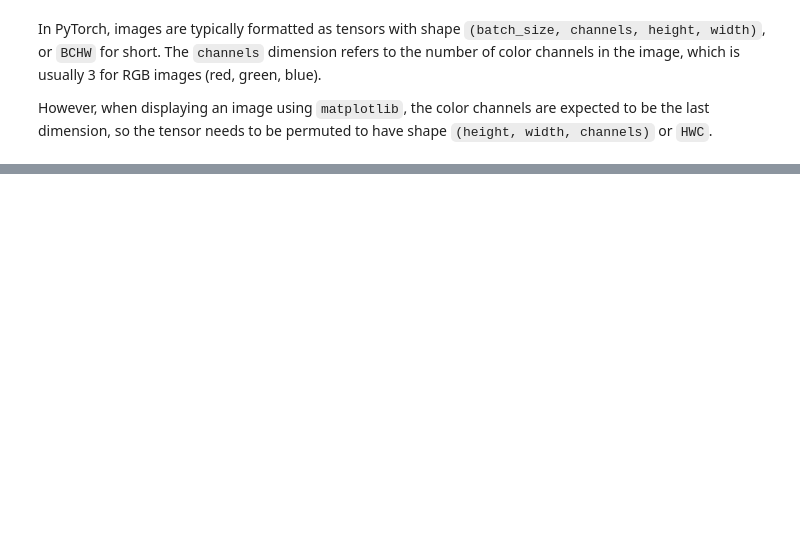
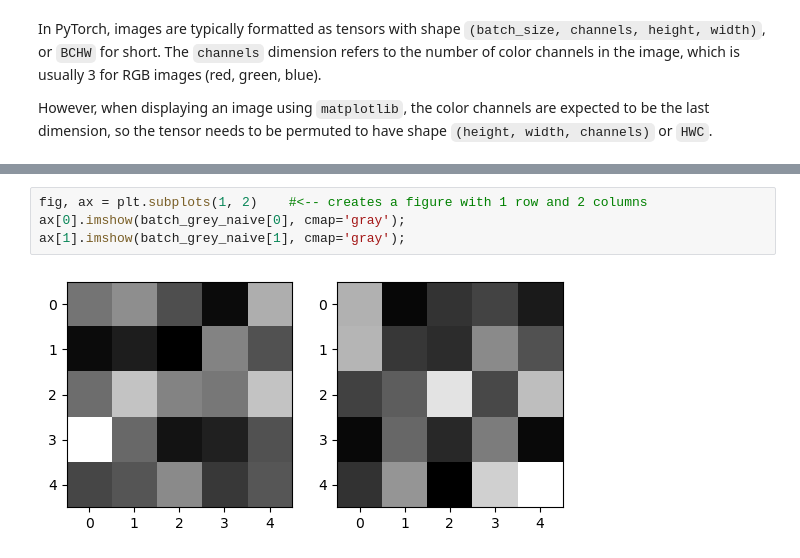
Before and after one commit to Nordiniv/Deep-Learning-with-PyTorch, a Jupyter notebook: Chapter3.ipynb, the cells around one changed output, grey strips where cells are left out. Drawn from its saved outputs; the diff is of its cells as text; blank space fills up the shorter version.

```diff
--- a/Chapter3.ipynb
+++ b/Chapter3.ipynb
@@ -46,0 +74,6 @@ However, when displaying an image using `matplotlib`, the color channels are exp
+# %%
+fig, ax = plt.subplots(1, 2)    #<-- creates a figure with 1 row and 2 columns
+ax[0].imshow(batch_grey_naive[0], cmap='gray');
+ax[1].imshow(batch_grey_naive[1], cmap='gray');
+# %% [output]
+[figure, added]
```
Also changed, not shown: parts of 16 cells of this notebook.
